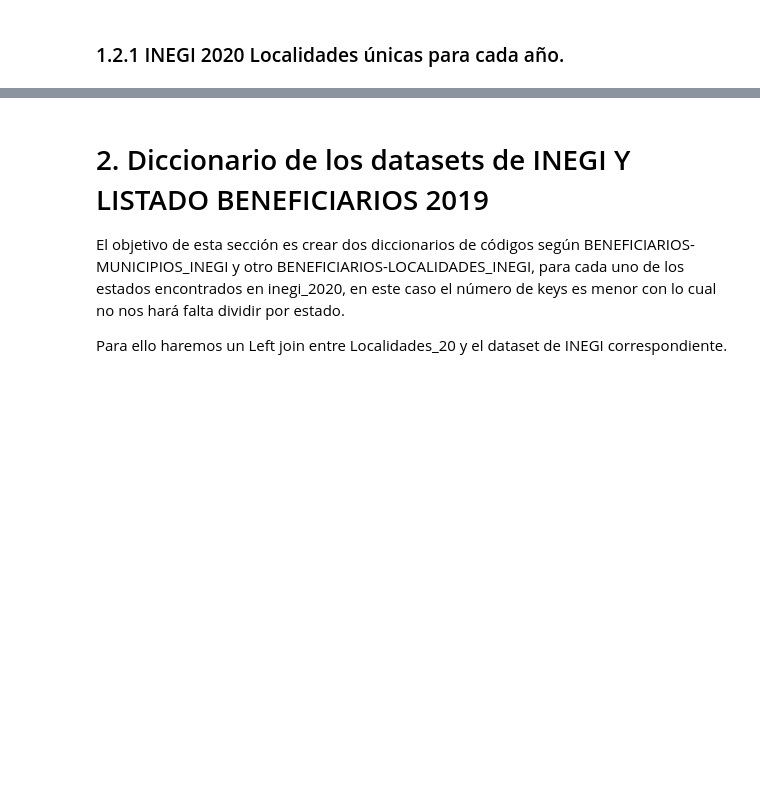
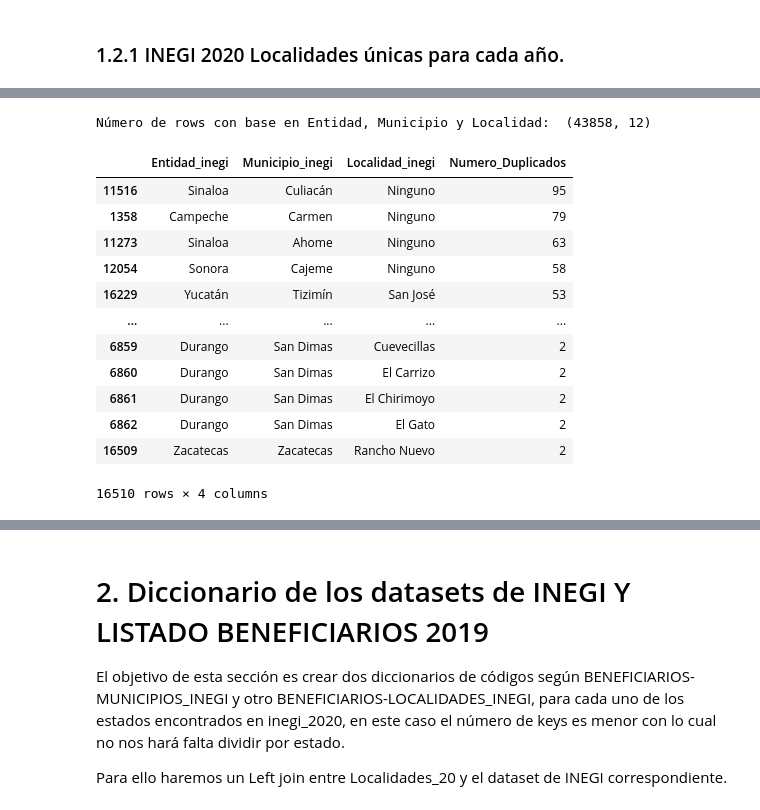
Before and after one commit to DGRIA/SESNA-Fertilizantes, a Jupyter notebook: src/Notebooks/2.3.2 Benef2020_Cleaning_and_merged.ipynb, the cells around one changed output, grey strips where cells are left out. Cells and saved outputs as stored; diff of their text form; code cells hidden in the pictures; blank space fills up the shorter version.

```diff
--- a/src/Notebooks/2.3.2 Benef2020_Cleaning_and_merged.ipynb
+++ b/src/Notebooks/2.3.2 Benef2020_Cleaning_and_merged.ipynb
@@ -142,0 +143,31 @@ INEGI_UNIQUELOC_2020.shape
+# %%
+# Ordenar el DataFrame por Entidad_inegi, Municipio_inegi y Localidad_inegi
+df_sorted = INEGI_UNIQUELOC_2020.sort_values(by=['Entidad_inegi', 'Municipio_inegi', 'Localidad_inegi'])
+
+# Identificar duplicados basados en Entidad_inegi, Municipio_inegi y Localidad_inegi
+duplicados = df_sorted[df_sorted.duplicated(subset=['Entidad_inegi', 'Municipio_inegi', 'Localidad_inegi'], keep=False)]
+print("Número de rows con base en Entidad, Municipio y Localidad: " , duplicados.shape)
+# %% [output]
+Número de rows con base en Entidad, Municipio y Localidad:  (43858, 12)
+# %%
+conteo_duplicados = duplicados.groupby(['Entidad_inegi', 'Municipio_inegi', 'Localidad_inegi']).size().reset_index(name='Numero_Duplicados')
+
+# Ordenar por el número de duplicados en orden descendente
+conteo_duplicados = conteo_duplicados.sort_values(by='Numero_Duplicados', ascending=False)
+
+# Mostrar el conteo de duplicados ordenado por count
+conteo_duplicados
+# %% [output]
+|  | Entidad_inegi | Municipio_inegi | Localidad_inegi | Numero_Duplicados |
+| 11516 | Sinaloa | Culiacán | Ninguno | 95 |
+| 1358 | Campeche | Carmen | Ninguno | 79 |
+| 11273 | Sinaloa | Ahome | Ninguno | 63 |
+| 12054 | Sonora | Cajeme | Ninguno | 58 |
+| 16229 | Yucatán | Tizimín | San José | 53 |
+| ... | ... | ... | ... | ... |
+| 6859 | Durango | San Dimas | Cuevecillas | 2 |
+| 6860 | Durango | San Dimas | El Carrizo | 2 |
+| 6861 | Durango | San Dimas | El Chirimoyo | 2 |
+| 6862 | Durango | San Dimas | El Gato | 2 |
+| 16509 | Zacatecas | Zacatecas | Rancho Nuevo | 2 |
+16510 rows × 4 columns
```
Also changed, not shown: parts of 5 cells of this notebook, 5 other files.
